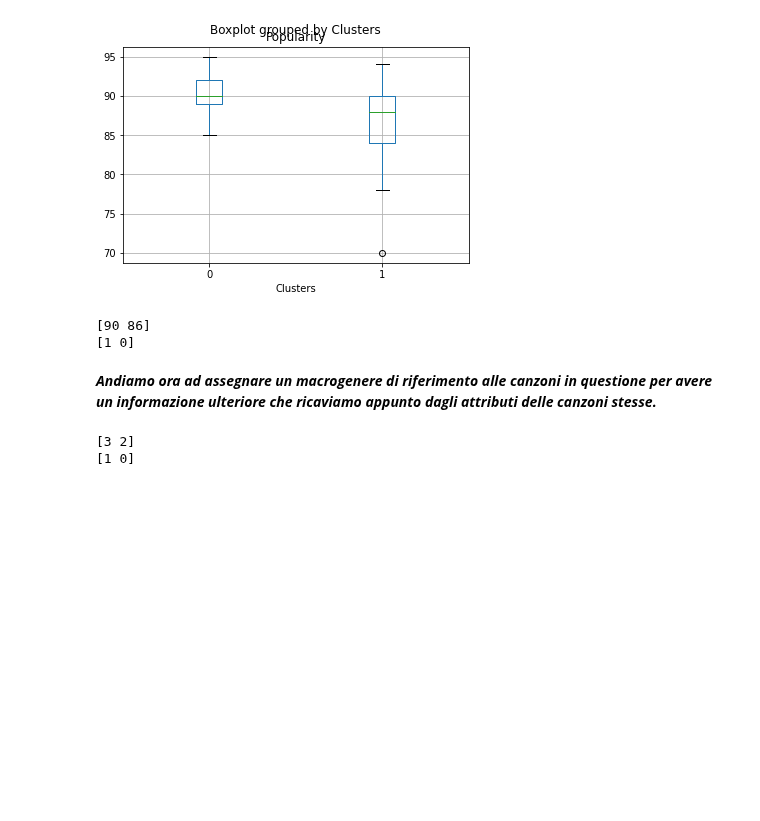
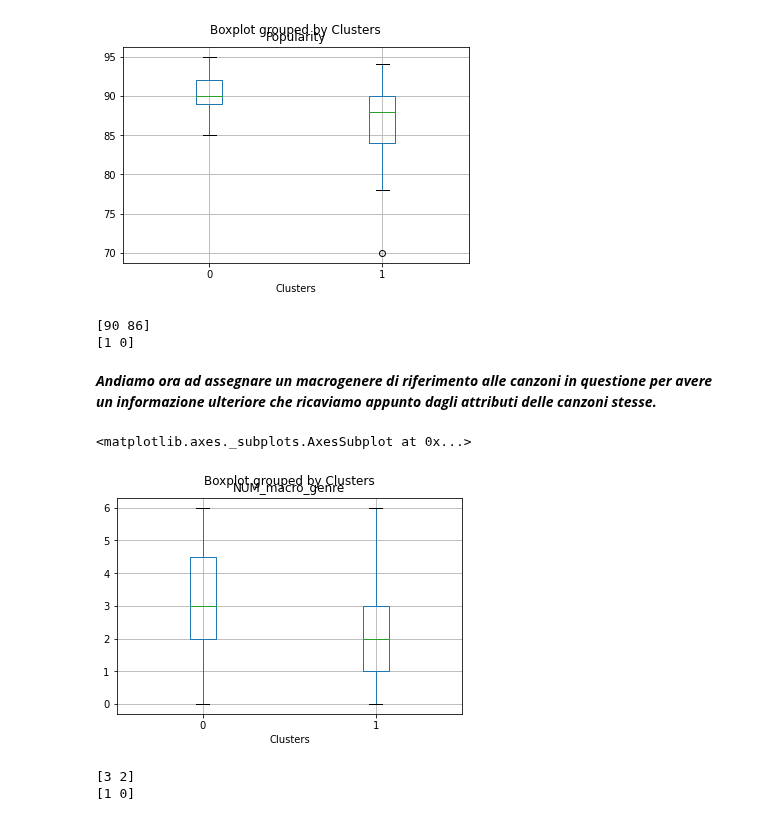
Before and after one commit to PedemonteGiacomo/DataScienceProject, a Jupyter notebook: S4861715_PedemonteGiacomoSpotifyConsegnaFinaleDEFINITIVOOO.ipynb, the cells around one changed output. Saved outputs shown, nothing was run; the diff lists cells and outputs as text; code cells hidden in the pictures; blank space fills up the shorter version.

```diff
--- a/S4861715_PedemonteGiacomoSpotifyConsegnaFinaleDEFINITIVOOO.ipynb
+++ b/S4861715_PedemonteGiacomoSpotifyConsegnaFinaleDEFINITIVOOO.ipynb
@@ -816,6 +816,12 @@ for i in range(0,len(n_clusters)):
 top50_test['Popularity'] = top50_test['Expected_Popularity']
 # %% [markdown]
 ***Andiamo ora ad assegnare un macrogenere di riferimento alle canzoni in questione per avere un informazione ulteriore che ricaviamo appunto dagli attributi delle canzoni stesse.***
+# %%
+top50_test["Clusters"]=kmeans.predict(A)
+top50_test.boxplot(column='NUM_macro_genre',by='Clusters')
+# %% [output]
+<matplotlib.axes._subplots.AxesSubplot at 0x...>
+[figure, added]
 # %%
 genere_medio_per_cluster = top50_test.groupby('Clusters')['NUM_macro_genre'].mean().astype(int)
 genere_medio_per_cluster = np.asarray(genere_medio_per_cluster)
```
